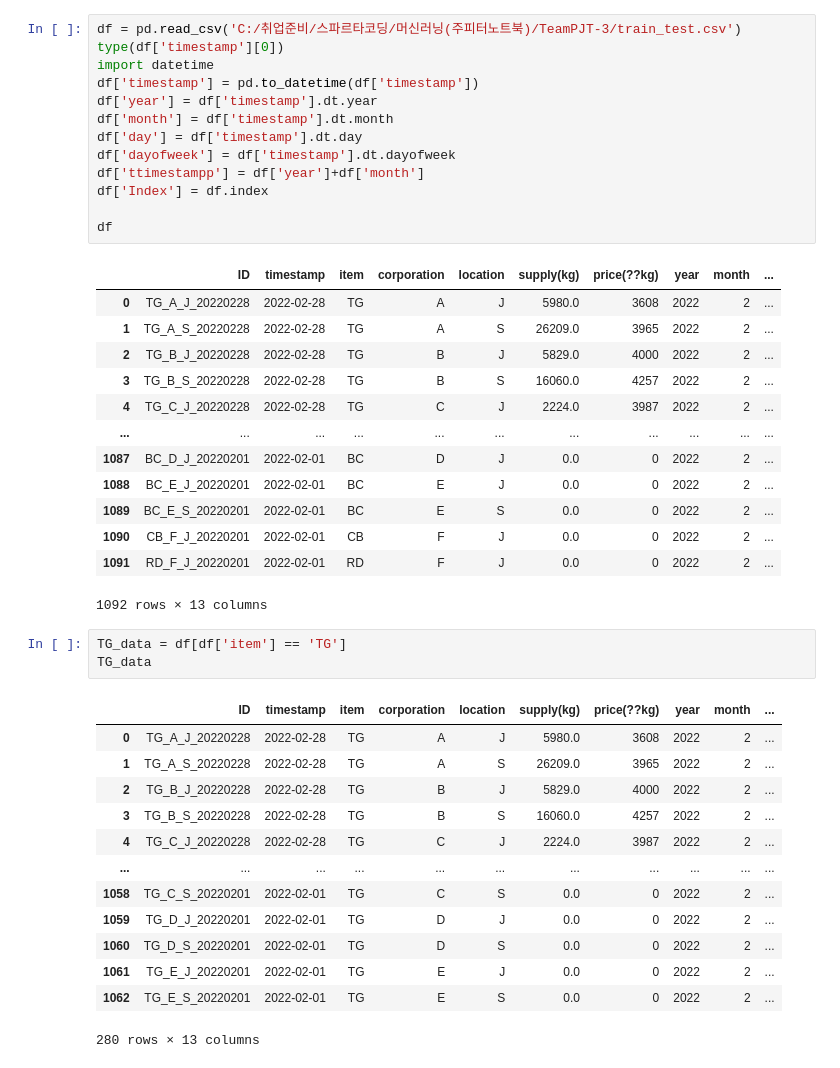
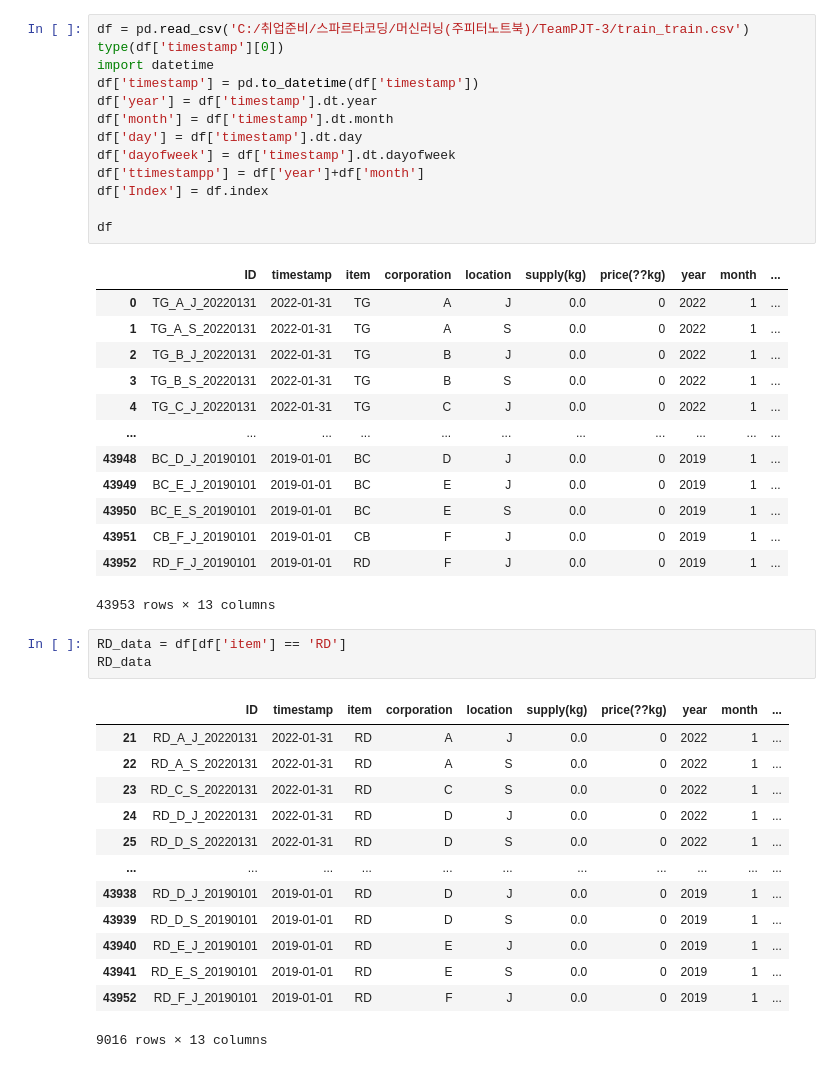
Before and after one commit to JeongSeongHun054/B10_deepening_Project, a Jupyter notebook: 염종석/YJSRD-3.ipynb, the cells around one changed output. Drawn from its saved outputs; the diff is of its cells as text.

```diff
--- a/염종석/YJSRD-3.ipynb
+++ b/염종석/YJSRD-3.ipynb
@@ -8,5 +16,5 @@ from sklearn.metrics import mean_squared_error, mean_absolute_error, r2_score, r
 # %%
-df = pd.read_csv('C:/취업준비/스파르타코딩/머신러닝(주피터노트북)/TeamPJT-3/train_test.csv')
+df = pd.read_csv('C:/취업준비/스파르타코딩/머신러닝(주피터노트북)/TeamPJT-3/train_train.csv')
 type(df['timestamp'][0])
 import datetime
 df['timestamp'] = pd.to_datetime(df['timestamp'])
@@ -20,33 +28,33 @@ df['Index'] = df.index
 df
 # %% [output]
 |  | ID | timestamp | item | corporation | location | supply(kg) | price(??kg) | year | month | ... |
-| 0 | TG_A_J_20220228 | 2022-02-28 | TG | A | J | 5980.0 | 3608 | 2022 | 2 | ... |
-| 1 | TG_A_S_20220228 | 2022-02-28 | TG | A | S | 26209.0 | 3965 | 2022 | 2 | ... |
-| 2 | TG_B_J_20220228 | 2022-02-28 | TG | B | J | 5829.0 | 4000 | 2022 | 2 | ... |
-| 3 | TG_B_S_20220228 | 2022-02-28 | TG | B | S | 16060.0 | 4257 | 2022 | 2 | ... |
-| 4 | TG_C_J_20220228 | 2022-02-28 | TG | C | J | 2224.0 | 3987 | 2022 | 2 | ... |
+| 0 | TG_A_J_20220131 | 2022-01-31 | TG | A | J | 0.0 | 0 | 2022 | 1 | ... |
+| 1 | TG_A_S_20220131 | 2022-01-31 | TG | A | S | 0.0 | 0 | 2022 | 1 | ... |
+| 2 | TG_B_J_20220131 | 2022-01-31 | TG | B | J | 0.0 | 0 | 2022 | 1 | ... |
+| 3 | TG_B_S_20220131 | 2022-01-31 | TG | B | S | 0.0 | 0 | 2022 | 1 | ... |
+| 4 | TG_C_J_20220131 | 2022-01-31 | TG | C | J | 0.0 | 0 | 2022 | 1 | ... |
 | ... | ... | ... | ... | ... | ... | ... | ... | ... | ... | ... |
-| 1087 | BC_D_J_20220201 | 2022-02-01 | BC | D | J | 0.0 | 0 | 2022 | 2 | ... |
-| 1088 | BC_E_J_20220201 | 2022-02-01 | BC | E | J | 0.0 | 0 | 2022 | 2 | ... |
-| 1089 | BC_E_S_20220201 | 2022-02-01 | BC | E | S | 0.0 | 0 | 2022 | 2 | ... |
-| 1090 | CB_F_J_20220201 | 2022-02-01 | CB | F | J | 0.0 | 0 | 2022 | 2 | ... |
-| 1091 | RD_F_J_20220201 | 2022-02-01 | RD | F | J | 0.0 | 0 | 2022 | 2 | ... |
+| 43948 | BC_D_J_20190101 | 2019-01-01 | BC | D | J | 0.0 | 0 | 2019 | 1 | ... |
+| 43949 | BC_E_J_20190101 | 2019-01-01 | BC | E | J | 0.0 | 0 | 2019 | 1 | ... |
+| 43950 | BC_E_S_20190101 | 2019-01-01 | BC | E | S | 0.0 | 0 | 2019 | 1 | ... |
+| 43951 | CB_F_J_20190101 | 2019-01-01 | CB | F | J | 0.0 | 0 | 2019 | 1 | ... |
+| 43952 | RD_F_J_20190101 | 2019-01-01 | RD | F | J | 0.0 | 0 | 2019 | 1 | ... |
-1092 rows × 13 columns
+43953 rows × 13 columns
 # %%
-TG_data = df[df['item'] == 'TG']
-TG_data
+RD_data = df[df['item'] == 'RD']
+RD_data
 # %% [output]
 |  | ID | timestamp | item | corporation | location | supply(kg) | price(??kg) | year | month | ... |
-| 0 | TG_A_J_20220228 | 2022-02-28 | TG | A | J | 5980.0 | 3608 | 2022 | 2 | ... |
-| 1 | TG_A_S_20220228 | 2022-02-28 | TG | A | S | 26209.0 | 3965 | 2022 | 2 | ... |
-| 2 | TG_B_J_20220228 | 2022-02-28 | TG | B | J | 5829.0 | 4000 | 2022 | 2 | ... |
-| 3 | TG_B_S_20220228 | 2022-02-28 | TG | B | S | 16060.0 | 4257 | 2022 | 2 | ... |
-| 4 | TG_C_J_20220228 | 2022-02-28 | TG | C | J | 2224.0 | 3987 | 2022 | 2 | ... |
+| 21 | RD_A_J_20220131 | 2022-01-31 | RD | A | J | 0.0 | 0 | 2022 | 1 | ... |
+| 22 | RD_A_S_20220131 | 2022-01-31 | RD | A | S | 0.0 | 0 | 2022 | 1 | ... |
+| 23 | RD_C_S_20220131 | 2022-01-31 | RD | C | S | 0.0 | 0 | 2022 | 1 | ... |
+| 24 | RD_D_J_20220131 | 2022-01-31 | RD | D | J | 0.0 | 0 | 2022 | 1 | ... |
+| 25 | RD_D_S_20220131 | 2022-01-31 | RD | D | S | 0.0 | 0 | 2022 | 1 | ... |
 | ... | ... | ... | ... | ... | ... | ... | ... | ... | ... | ... |
-| 1058 | TG_C_S_20220201 | 2022-02-01 | TG | C | S | 0.0 | 0 | 2022 | 2 | ... |
-| 1059 | TG_D_J_20220201 | 2022-02-01 | TG | D | J | 0.0 | 0 | 2022 | 2 | ... |
-| 1060 | TG_D_S_20220201 | 2022-02-01 | TG | D | S | 0.0 | 0 | 2022 | 2 | ... |
-| 1061 | TG_E_J_20220201 | 2022-02-01 | TG | E | J | 0.0 | 0 | 2022 | 2 | ... |
-| 1062 | TG_E_S_20220201 | 2022-02-01 | TG | E | S | 0.0 | 0 | 2022 | 2 | ... |
+| 43938 | RD_D_J_20190101 | 2019-01-01 | RD | D | J | 0.0 | 0 | 2019 | 1 | ... |
+| 43939 | RD_D_S_20190101 | 2019-01-01 | RD | D | S | 0.0 | 0 | 2019 | 1 | ... |
+| 43940 | RD_E_J_20190101 | 2019-01-01 | RD | E | J | 0.0 | 0 | 2019 | 1 | ... |
+| 43941 | RD_E_S_20190101 | 2019-01-01 | RD | E | S | 0.0 | 0 | 2019 | 1 | ... |
+| 43952 | RD_F_J_20190101 | 2019-01-01 | RD | F | J | 0.0 | 0 | 2019 | 1 | ... |
-280 rows × 13 columns
+9016 rows × 13 columns
 # %%
```
Also changed, not shown: parts of 10 cells of this notebook, 3 other files.
